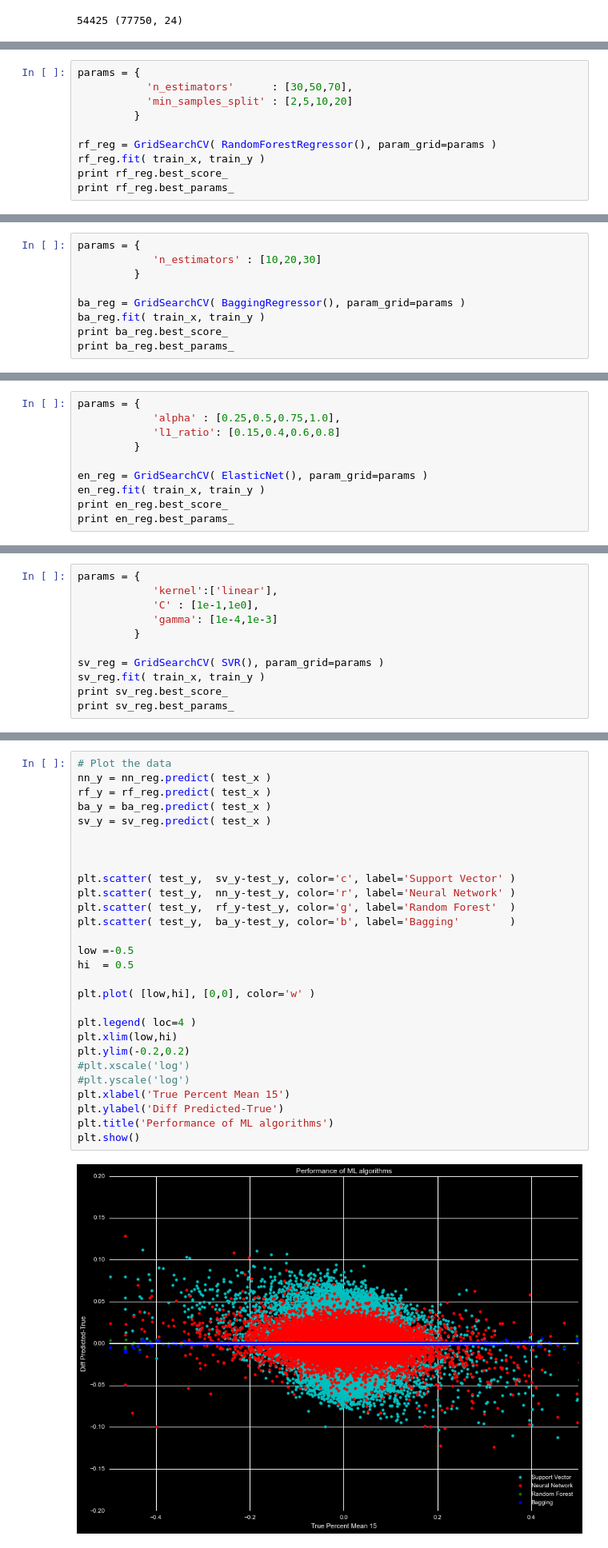
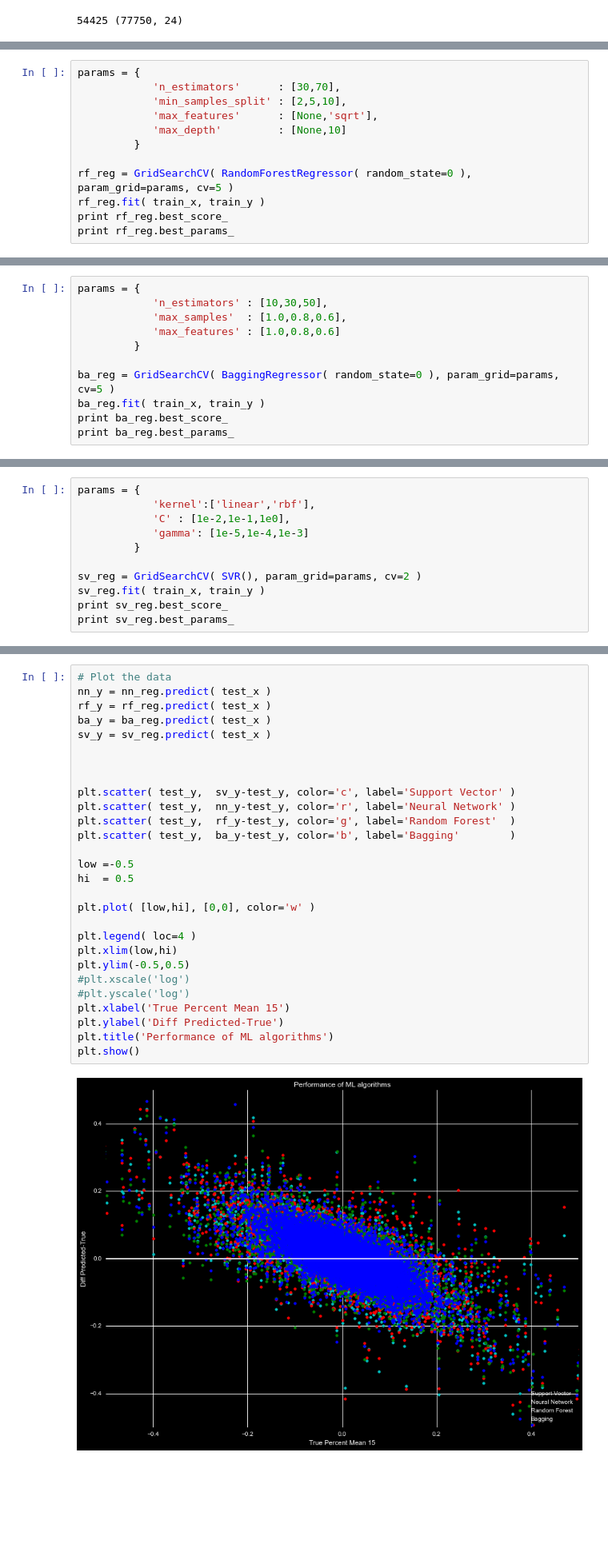
Before and after one commit to markertsean/python_trader, a Jupyter notebook: train.ipynb, the cells around one changed output, grey strips where cells are left out. Shown at 80% size. Drawn from its saved outputs; the diff is of its cells as text; blank space fills up the shorter version.

Commit message:
Did training, results are ok

```diff
--- a/train.ipynb
+++ b/train.ipynb
@@ -98,10 +88,12 @@ print nn_reg.best_params_
 # %%
 params = {
-           'n_estimators'      : [30,50,70],
-           'min_samples_split' : [2,5,10,20]
+            'n_estimators'      : [30,70],
+            'min_samples_split' : [2,5,10],
+            'max_features'      : [None,'sqrt'],
+            'max_depth'         : [None,10]
          }
 
-rf_reg = GridSearchCV( RandomForestRegressor(), param_grid=params )
+rf_reg = GridSearchCV( RandomForestRegressor( random_state=0 ), param_grid=params, cv=5 )
 rf_reg.fit( train_x, train_y )
 print rf_reg.best_score_
 print rf_reg.best_params_
@@ -111,9 +103,11 @@ print rf_reg.best_params_
 # %%
 params = {
-            'n_estimators' : [10,20,30]
+            'n_estimators' : [10,30,50],
+            'max_samples'  : [1.0,0.8,0.6],
+            'max_features' : [1.0,0.8,0.6]
          }
 
-ba_reg = GridSearchCV( BaggingRegressor(), param_grid=params )
+ba_reg = GridSearchCV( BaggingRegressor( random_state=0 ), param_grid=params, cv=5 )
 ba_reg.fit( train_x, train_y )
 print ba_reg.best_score_
 print ba_reg.best_params_
@@ -123,10 +116,0 @@ print ba_reg.best_params_
-# %%
-params = {
-            'alpha' : [0.25,0.5,0.75,1.0],
-            'l1_ratio': [0.15,0.4,0.6,0.8]
-         }
-
-en_reg = GridSearchCV( ElasticNet(), param_grid=params )
-en_reg.fit( train_x, train_y )
-print en_reg.best_score_
-print en_reg.best_params_
@@ -136,11 +117,11 @@ print en_reg.best_params_
 # %%
 params = {
-            'kernel':['linear'],
-            'C' : [1e-1,1e0],
-            'gamma': [1e-4,1e-3]
+            'kernel':['linear','rbf'],
+            'C' : [1e-2,1e-1,1e0],
+            'gamma': [1e-5,1e-4,1e-3]
          }
 
-sv_reg = GridSearchCV( SVR(), param_grid=params )
+sv_reg = GridSearchCV( SVR(), param_grid=params, cv=2 )
 sv_reg.fit( train_x, train_y )
 print sv_reg.best_score_
 print sv_reg.best_params_
@@ -180,30 +191,30 @@ plt.show()
 # %%
 # Plot the data
 nn_y = nn_reg.predict( test_x )
 rf_y = rf_reg.predict( test_x )
 ba_y = ba_reg.predict( test_x )
 sv_y = sv_reg.predict( test_x )
 
 
 
 plt.scatter( test_y,  sv_y-test_y, color='c', label='Support Vector' )
 plt.scatter( test_y,  nn_y-test_y, color='r', label='Neural Network' )
 plt.scatter( test_y,  rf_y-test_y, color='g', label='Random Forest'  )
 plt.scatter( test_y,  ba_y-test_y, color='b', label='Bagging'        )
 
 low =-0.5
 hi  = 0.5
 
 plt.plot( [low,hi], [0,0], color='w' )
 
 plt.legend( loc=4 )
 plt.xlim(low,hi)
-plt.ylim(-0.2,0.2)
+plt.ylim(-0.5,0.5)
 #plt.xscale('log')
 #plt.yscale('log')
 plt.xlabel('True Percent Mean 15')
 plt.ylabel('Diff Predicted-True')
 plt.title('Performance of ML algorithms')
 plt.show()
 # %% [output]
-[figure, old version]
+[figure, new version]
```
Also changed, not shown: parts of 11 cells of this notebook, 1 other file.
